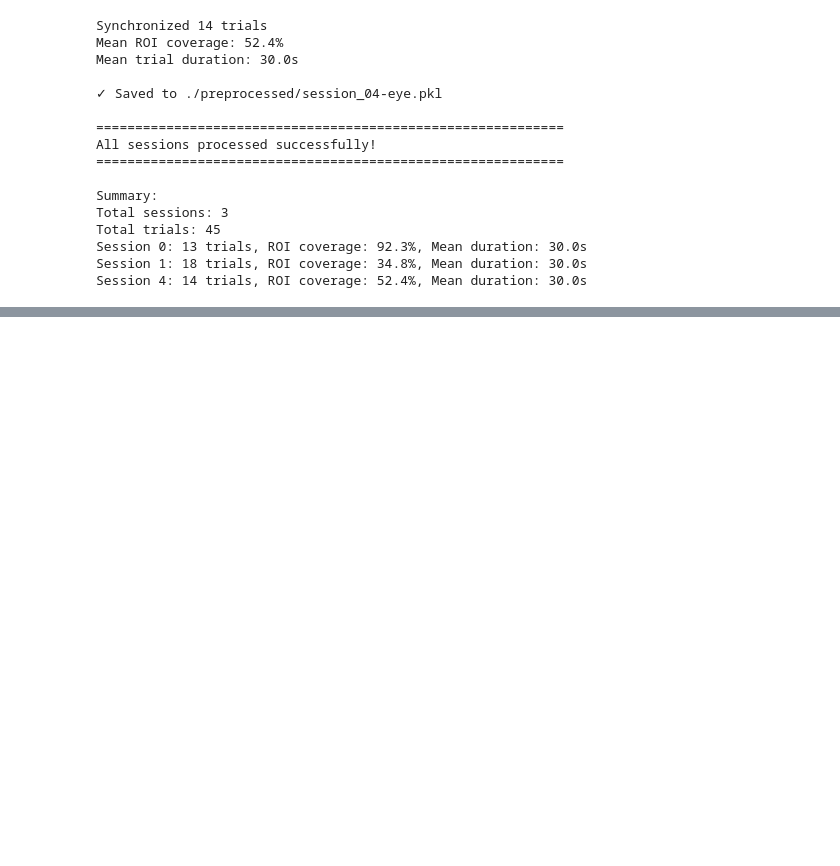
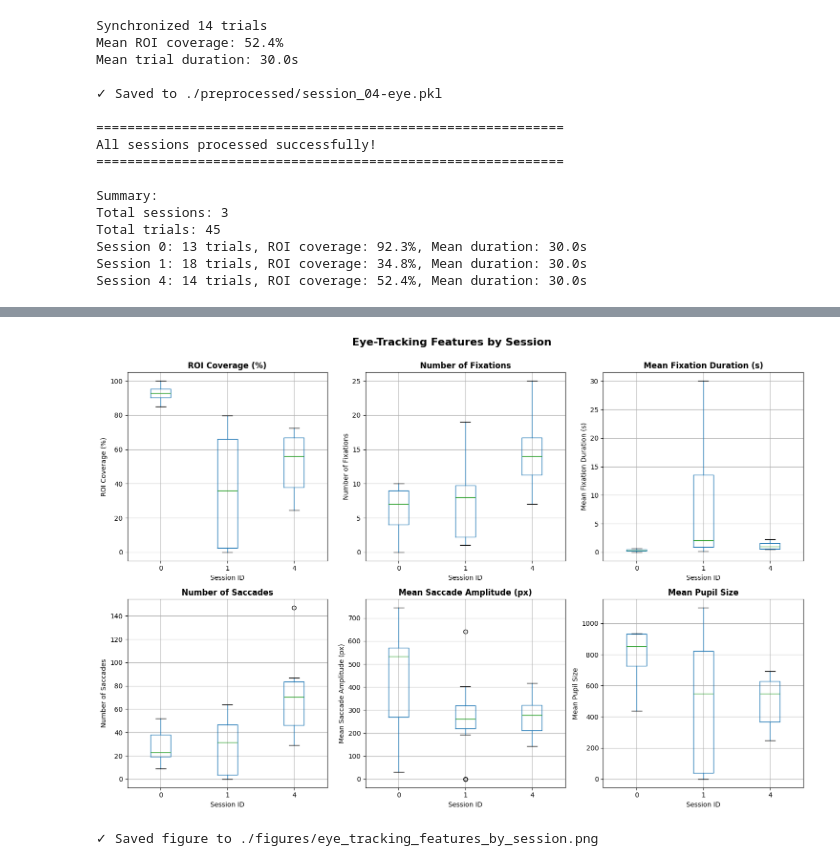
Before and after one commit to kimberlyeder/eeg-eyetracking-analysis, a Jupyter notebook: 06_EyeEvents.ipynb, the cells around one changed output, grey strips where cells are left out. Saved outputs shown, nothing was run; the diff lists cells and outputs as text; code cells hidden in the pictures; blank space fills up the shorter version.

```diff
--- a/06_EyeEvents.ipynb
+++ b/06_EyeEvents.ipynb
@@ -1590,0 +945,32 @@ Name: time2FirstFixation, dtype: float64
+# %%
+# Plot feature distributions across sessions
+fig, axes = plt.subplots(2, 3, figsize=(15, 10))
+axes = axes.flatten()
+
+features_to_plot = [
+    ('roi_coverage', 'ROI Coverage (%)'),
+    ('fixation_count', 'Number of Fixations'),
+    ('fixation_duration_mean', 'Mean Fixation Duration (s)'),
+    ('saccade_count', 'Number of Saccades'),
+    ('saccade_amplitude_mean', 'Mean Saccade Amplitude (px)'),
+    ('pupil_size_mean', 'Mean Pupil Size')
+]
+
+for idx, (feature, label) in enumerate(features_to_plot):
+    ax = axes[idx]
+
+    # Box plot by session
+    df_features.boxplot(column=feature, by='session_id', ax=ax)
+    ax.set_title(label, fontsize=12, fontweight='bold')
+    ax.set_xlabel('Session ID', fontsize=10)
+    ax.set_ylabel(label, fontsize=10)
+    ax.get_figure().suptitle('')  # Remove default title
+
+plt.suptitle('Eye-Tracking Features by Session', fontsize=16, fontweight='bold', y=1.00)
+plt.tight_layout()
+plt.savefig('./figures/eye_tracking_features_by_session.png', dpi=150, bbox_inches='tight')
+plt.show()
+print('✓ Saved figure to ./figures/eye_tracking_features_by_session.png')
+# %% [output]
+[figure, added]
+✓ Saved figure to ./figures/eye_tracking_features_by_session.png
```
Also changed, not shown: parts of 36 cells of this notebook.
